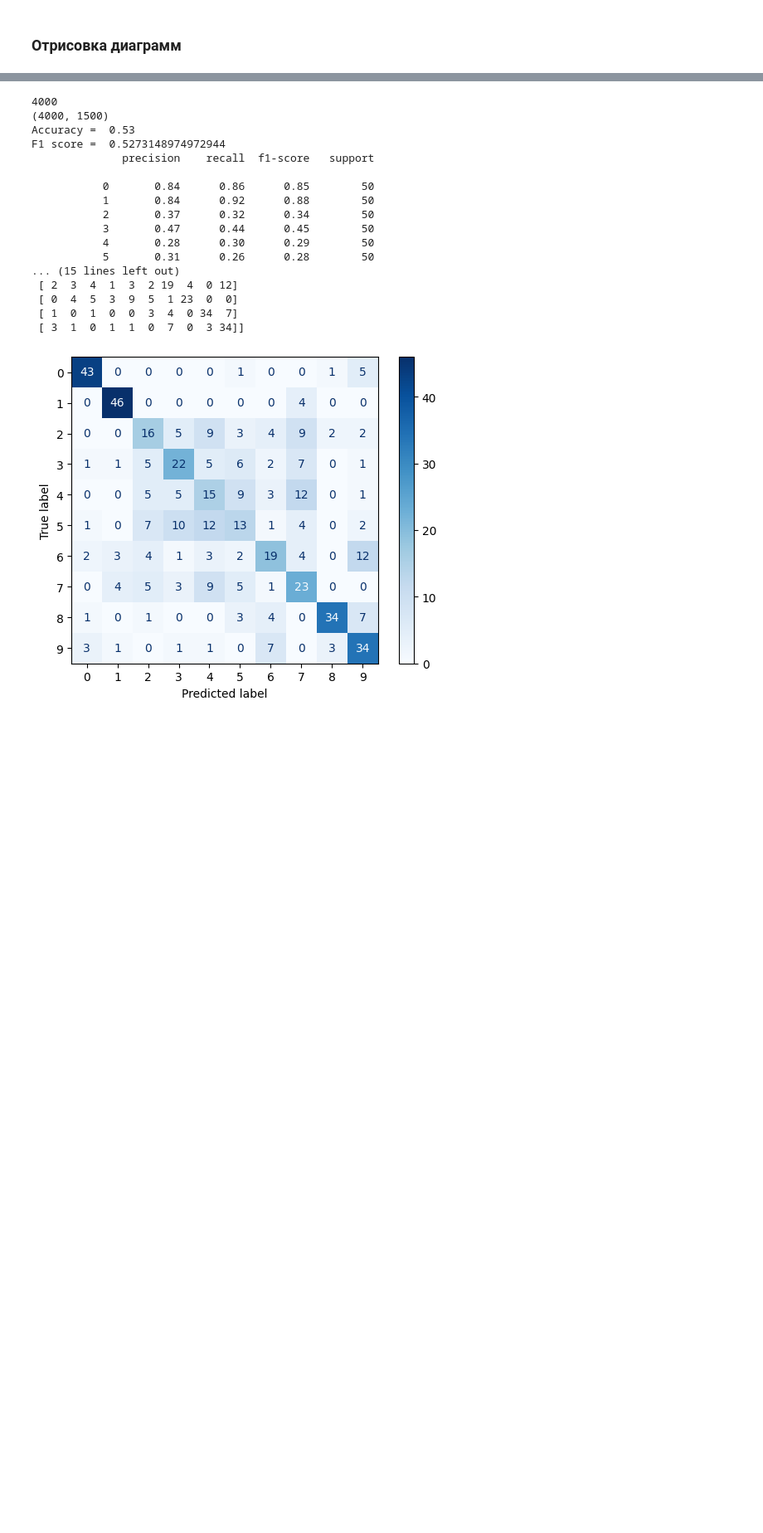
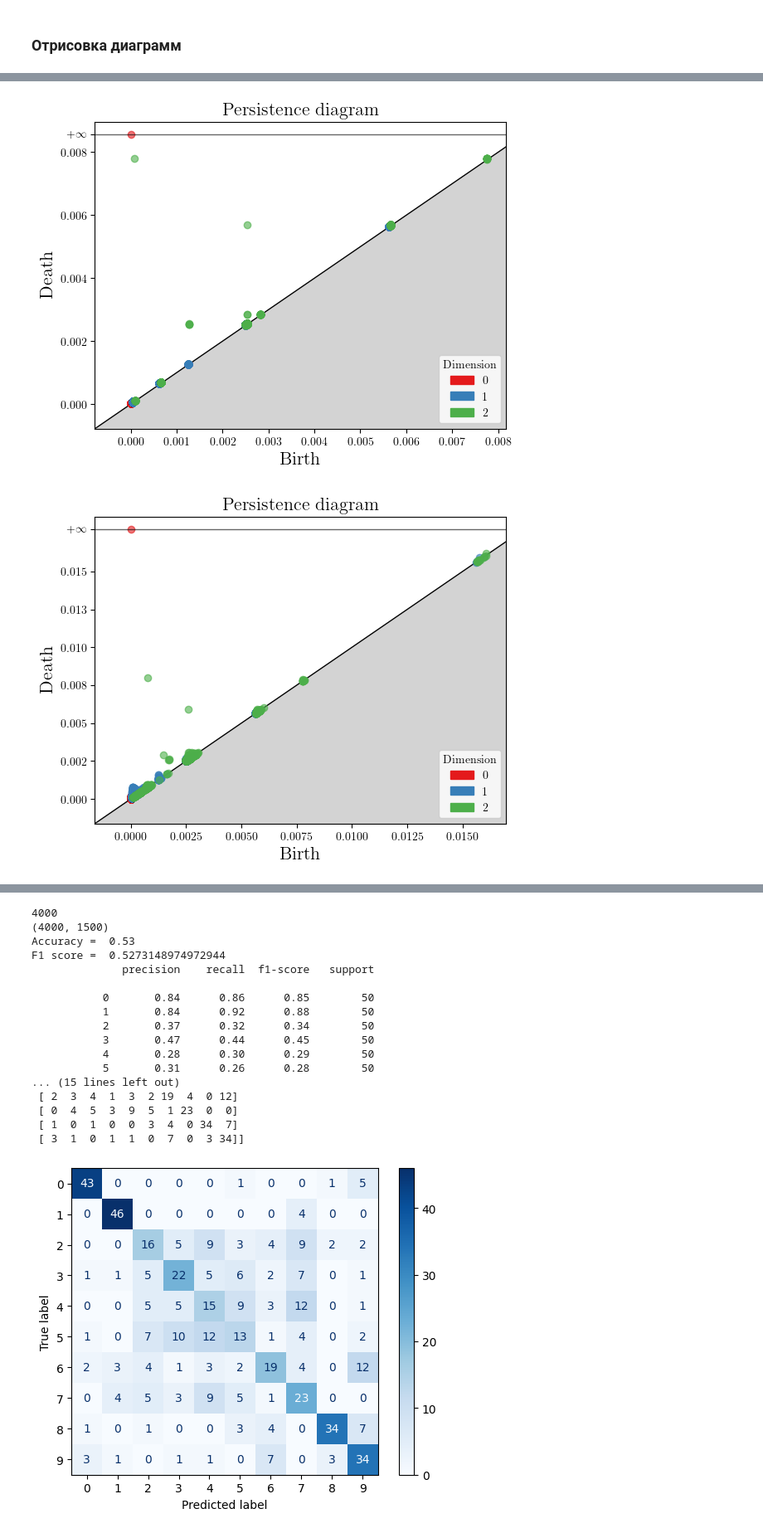
Before and after one commit to KnightKotOR/topology-mnist3d, a Jupyter notebook: feature-extraction/feature-extraction.ipynb, the cells around one changed output, grey strips where cells are left out. Shown at 83% size. Saved outputs shown, nothing was run; the diff lists cells and outputs as text; code cells hidden in the pictures; blank space fills up the shorter version.

```diff
--- a/feature-extraction/feature-extraction.ipynb
+++ b/feature-extraction/feature-extraction.ipynb
@@ -143,0 +175,11 @@ utils.plot.plot_persistance(subsampled_diagrams_loaded, labels_subsampled, 8)
+# %%
+import utils.plot
+importlib.reload(utils.plot)
+
+digit = 2
+
+utils.plot.plot_persistence(diagrams_loaded, labels, digit)
+utils.plot.plot_persistence(subsampled_diagrams_loaded, labels, digit)
+# %% [output]
+[figure, added]
+[figure, added]
```
Also changed, not shown: parts of 29 cells of this notebook, 1 other file.
